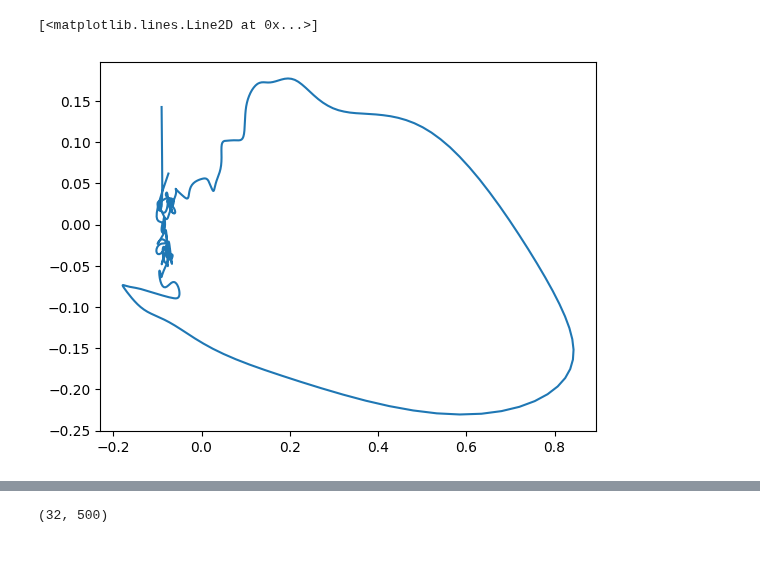
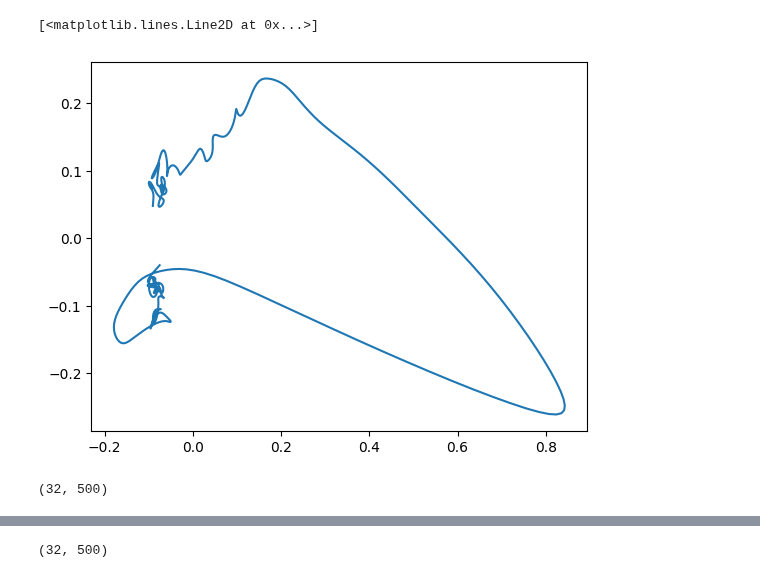
Before and after one commit to NeuroAI-IBS/fn_data_saccade, a Jupyter notebook: Data sorting/python_code/Mossy_Purkinje.ipynb, the cells around one changed output, grey strips where cells are left out. Saved outputs shown, nothing was run; the diff lists cells and outputs as text; code cells hidden in the pictures.

```diff
--- a/Data sorting/python_code/Mossy_Purkinje.ipynb
+++ b/Data sorting/python_code/Mossy_Purkinje.ipynb
@@ -3,7 +3,11 @@ import numpy as np
 import pandas as pd
 from pandas import DataFrame as df
 import matplotlib.pyplot as plt
-import runpy
+import analysis_pca
+
+Ts = 1000
+data_path = r'C:\Users\IBS\Desktop\python_code_N2'
+save_path = r'C:\Users\IBS\Desktop\figures'
 # %%
 # Path to your Excel file
 SOURCE_DATA_SF3 = 'SupplementaryFigure3.xlsx'
@@ -211,0 +33,25 @@ Dimensions to be reduced: 5
+# %%
+# PCA analysis for mossy fibers
+
+apca = analysis_pca.analysis_pca(Ts, lm_MF["rate"], save_path)
+PCA_total_MP = apca.pca_analy(lm_MF["rate"])
+
+# plt.plot(PCA_total_MP['p'].T[0],PCA_total_MP['p'].T[1])
+
+# PCA analysis for perkinje cells
+
+apca = analysis_pca.analysis_pca(Ts, lm_PC["rate"], save_path)
+PCA_total_PC = apca.pca_analy(lm_PC["rate"])
+
+# plt.plot(PCA_total_PC['p'].T[0],PCA_total_PC['p'].T[1])
+
+#For FN PCA
+
+import pre_processing
+
+ppss = pre_processing.pre_processing(Ts, data_path, save_path)
+[final_cat, data_cat, val_cat, dur_cat, rejectedXY_cat] = ppss.datasorting_orientation(1)
+
+apca = analysis_pca.analysis_pca(Ts, data_cat, save_path)
+data_cat_sm = apca.smoothing_data()
+PCA_total = apca.pca_analy(data_cat_sm)
@@ -218,10 +112,10 @@ for pc in range(4):
         pca_data.append(temp)
 pca_data = np.array(pca_data)
 # %%
-plt.plot(pca_data[0],pca_data[8])
+plt.plot(pca_data[2],pca_data[8])
 # %% [output]
 [<matplotlib.lines.Line2D at 0x...>]
-[figure, old version]
+[figure, new version]
 # %%
 pFN = pca_data[:,50:550]
 
@@ -242,6 +136,10 @@ pPC = PCA_total_PC['p']
 pPC = pPC[:500, :4]
 
 pMPC = np.hstack((pMP, pPC))
+# %%
+pFN.shape
+# %% [output]
+(32, 500)
 # %%
 betas = []
 r_2 = []
```
Also changed, not shown: parts of 22 cells of this notebook.
